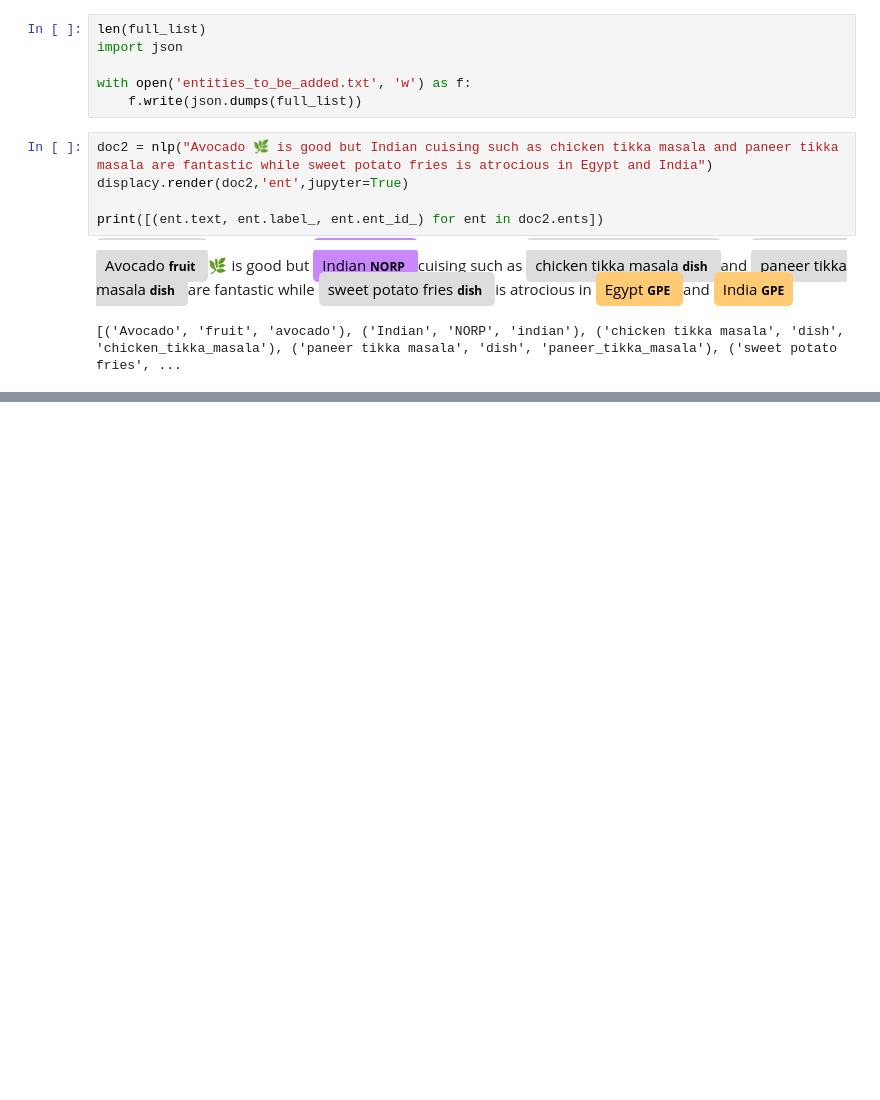
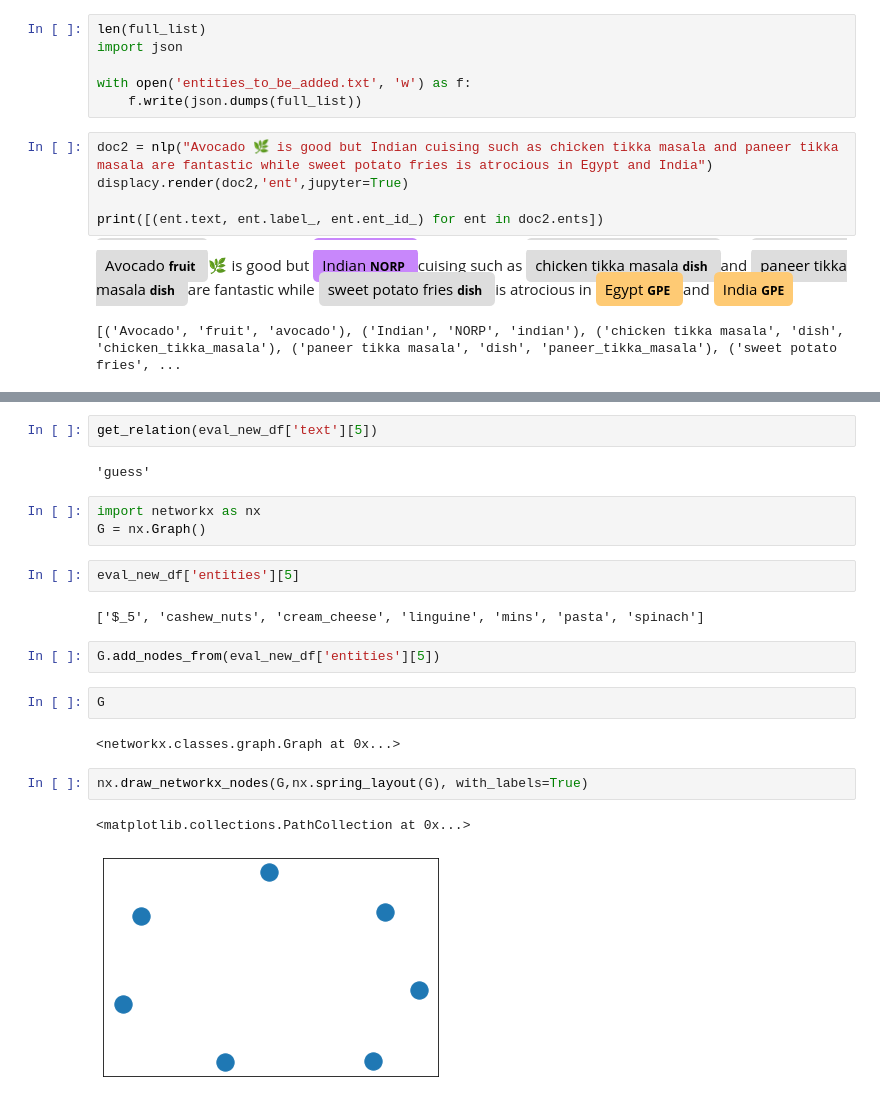
Before and after one commit to ravi-gopalan/DAND_Data_Wrangling, a Jupyter notebook: post_training_processing.ipynb, the cells around one changed output, grey strips where cells are left out. Cells and saved outputs as stored; diff of their text form; blank space fills up the shorter version.

```diff
--- a/post_training_processing.ipynb
+++ b/post_training_processing.ipynb
@@ -674,0 +892,22 @@ full_list.
+# %%
+get_relation(eval_new_df['text'][5])
+# %% [output]
+'guess'
+# %%
+import networkx as nx
+G = nx.Graph()
+# %%
+eval_new_df['entities'][5]
+# %% [output]
+['$_5', 'cashew_nuts', 'cream_cheese', 'linguine', 'mins', 'pasta', 'spinach']
+# %%
+G.add_nodes_from(eval_new_df['entities'][5])
+# %%
+G
+# %% [output]
+<networkx.classes.graph.Graph at 0x...>
+# %%
+nx.draw_networkx_nodes(G,nx.spring_layout(G), with_labels=True)
+# %% [output]
+<matplotlib.collections.PathCollection at 0x...>
+[figure, added]
```
Also changed, not shown: parts of 13 cells of this notebook.
